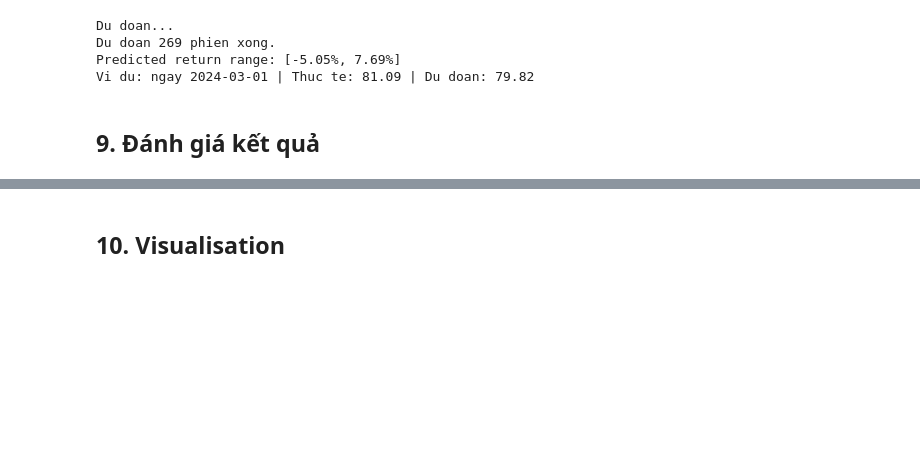
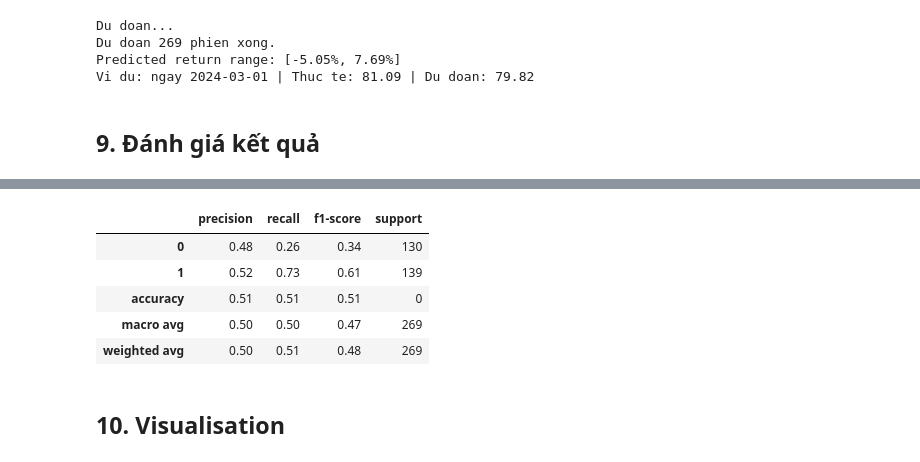
Before and after one commit to minhhuysgdev/markov-hidden-model, a Jupyter notebook: hmm_fuzzy_anfis_fpt.ipynb, the cells around one changed output, grey strips where cells are left out. Cells and saved outputs as stored; diff of their text form; code cells hidden in the pictures; blank space fills up the shorter version.

```diff
--- a/hmm_fuzzy_anfis_fpt.ipynb
+++ b/hmm_fuzzy_anfis_fpt.ipynb
@@ -495,3 +491,17 @@ plt.show()
+# %%
+report = classification_report(y_true_dir, y_pred_dir, output_dict=True)
+df_report = pd.DataFrame(report).T
+df_report['support'] = df_report['support'].astype(int)
+df_report[['precision','recall','f1-score','support']].round(2).style\
+    .background_gradient(cmap='Blues', subset=['precision','recall','f1-score'])\
+    .format({'precision':'{:.2f}','recall':'{:.2f}','f1-score':'{:.2f}','support':'{:d}'})
+# %% [output]
+|  | precision | recall | f1-score | support |
+| 0 | 0.48 | 0.26 | 0.34 | 130 |
+| 1 | 0.52 | 0.73 | 0.61 | 139 |
+| accuracy | 0.51 | 0.51 | 0.51 | 0 |
+| macro avg | 0.50 | 0.50 | 0.47 | 269 |
+| weighted avg | 0.50 | 0.51 | 0.48 | 269 |
 # %% [markdown]
 ## 10. Visualisation
 # %%
```
Also changed, not shown: parts of 1 cell of this notebook, 3 other files.
